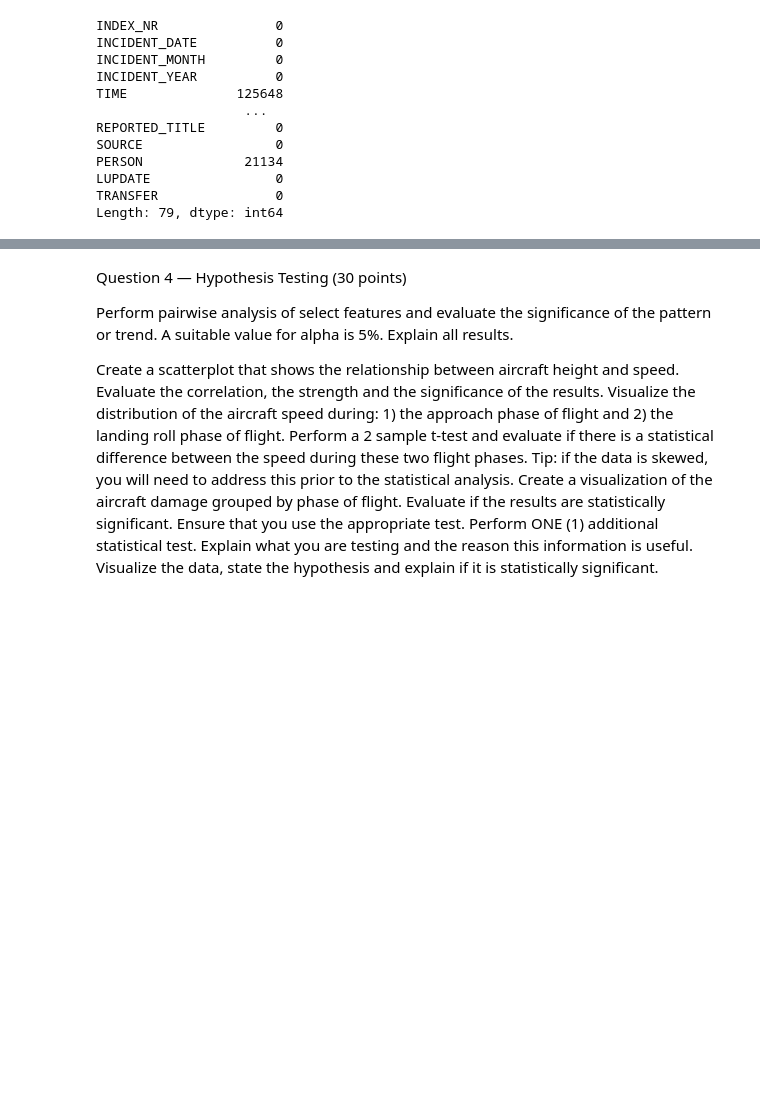
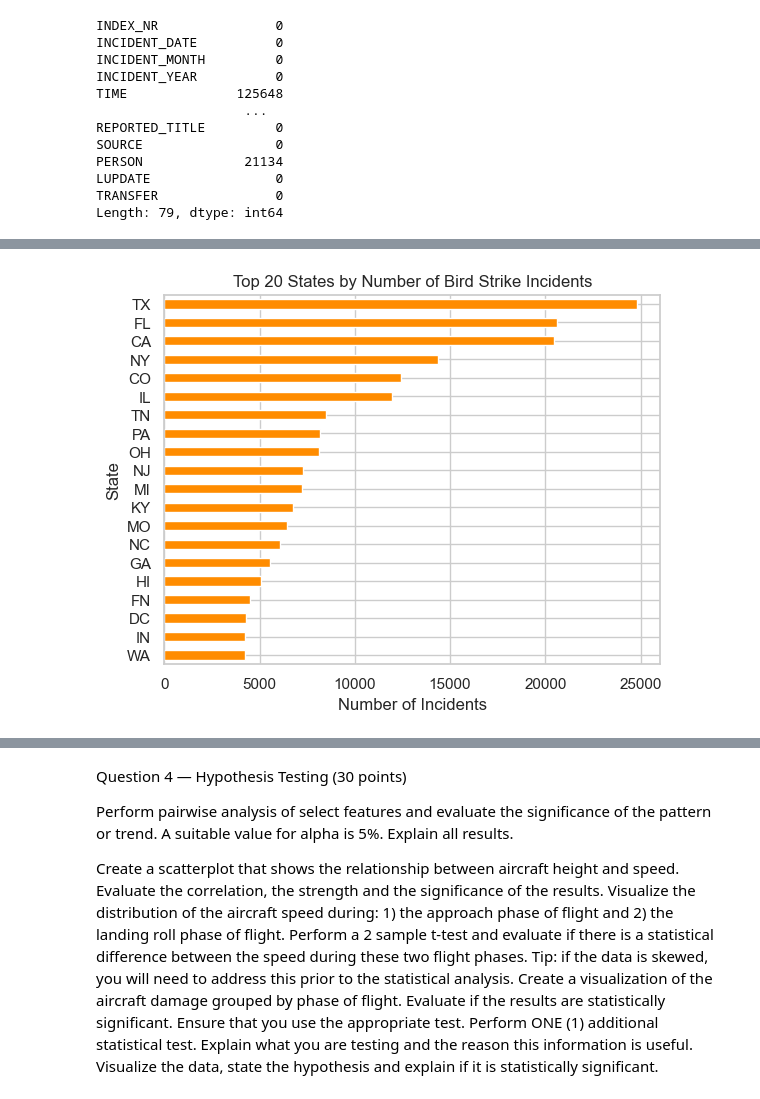
Before and after one commit to lauraboelsterli/practicum2-ds3000, a Jupyter notebook: main.ipynb, the cells around one changed output, grey strips where cells are left out. Saved outputs shown, nothing was run; the diff lists cells and outputs as text; code cells hidden in the pictures; blank space fills up the shorter version.

```diff
--- a/main.ipynb
+++ b/main.ipynb
@@ -333,0 +373,13 @@ Length: 79, dtype: int64
+# %%
+top_states = (data['STATE']
+              .value_counts()
+              .head(20)
+              .sort_values(ascending=True))
+
+top_states.plot(kind="barh", color="darkorange")
+plt.title("Top 20 States by Number of Bird Strike Incidents")
+plt.xlabel("Number of Incidents")
+plt.ylabel("State")
+plt.show()
+# %% [output]
+[figure, added]
```
Also changed, not shown: parts of 16 cells of this notebook.
